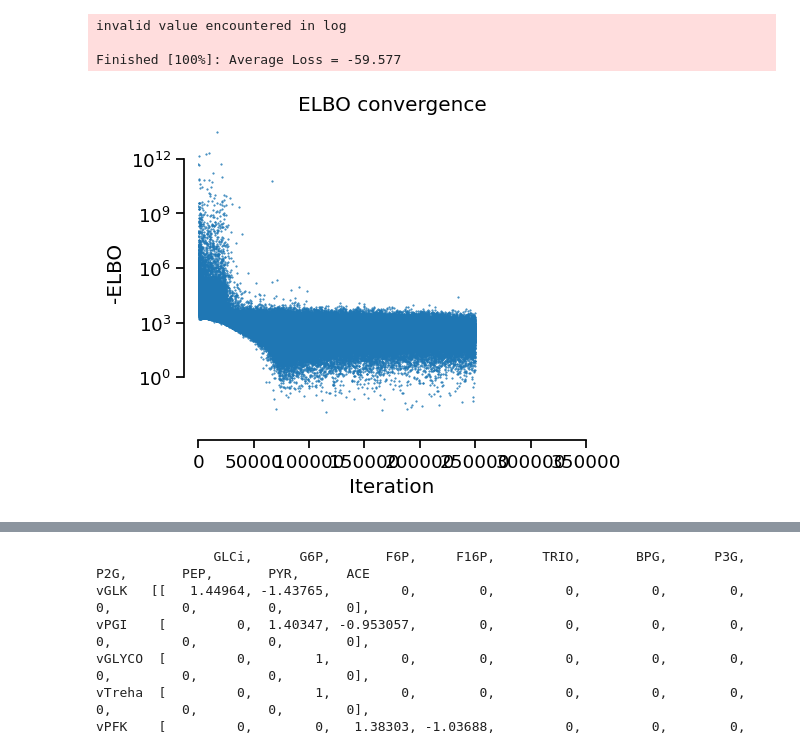
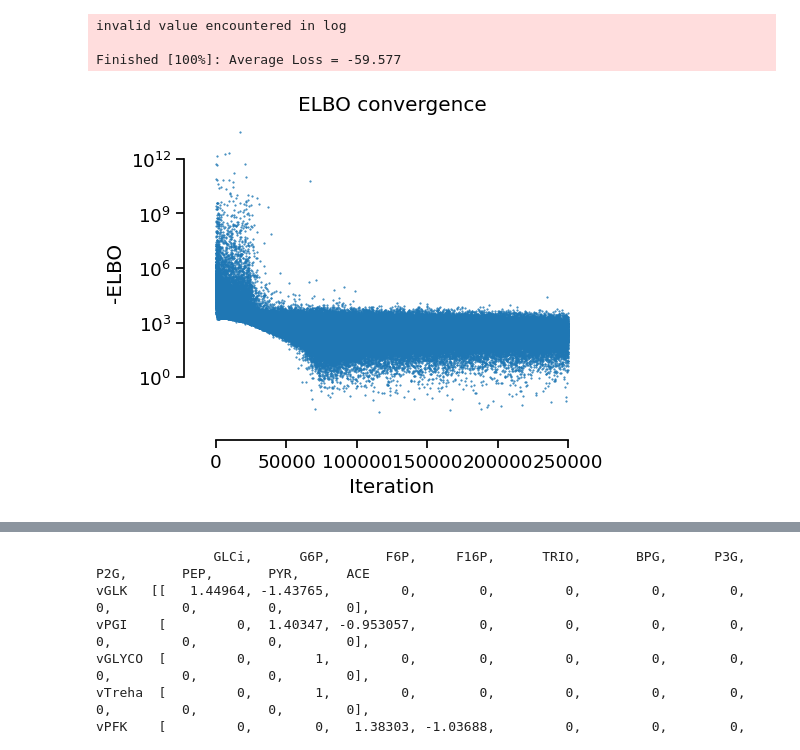
Before and after one commit to janisshin/classical-linlog, a Jupyter notebook: notebooks/yeast-emll.ipynb, the cells around one changed output, grey strips where cells are left out. Cells and saved outputs as stored; diff of their text form; code cells hidden in the pictures.

```diff
--- a/notebooks/yeast-emll.ipynb
+++ b/notebooks/yeast-emll.ipynb
@@ -159,17 +159,17 @@ Finished [100%]: Average Loss = -59.577
 # %%
 with sns.plotting_context('notebook', font_scale=1.2):
 
     fig = plt.figure(figsize=(5,4),dpi=100)
     plt.plot(approx.hist + 30, '.', rasterized=True, ms=1)
     plt.yscale("log")
-    plt.xlim([0,350000])
+    # plt.xlim([0,350000])
     sns.despine(trim=True, offset=10)
 
     plt.ylabel('-ELBO')
     plt.xlabel('Iteration')
     plt.title('ELBO convergence')
 # %% [output]
-[figure, old version]
+[figure, new version]
 # %%
 idata = approx.sample(1000)
 az.summary(idata)
```
Also changed, not shown: parts of 2 cells of this notebook.
